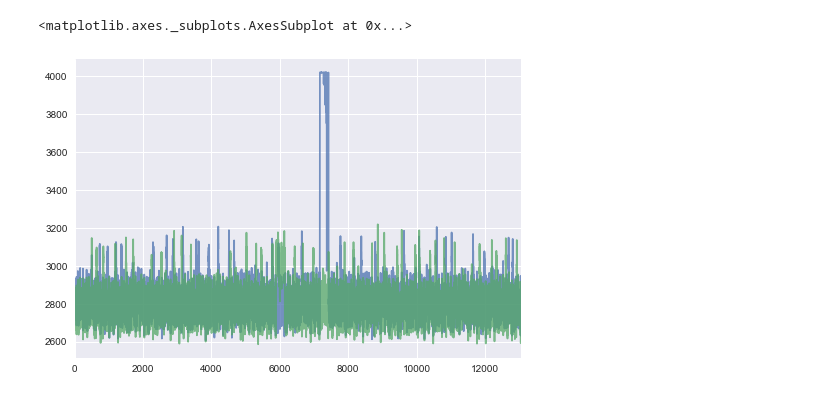
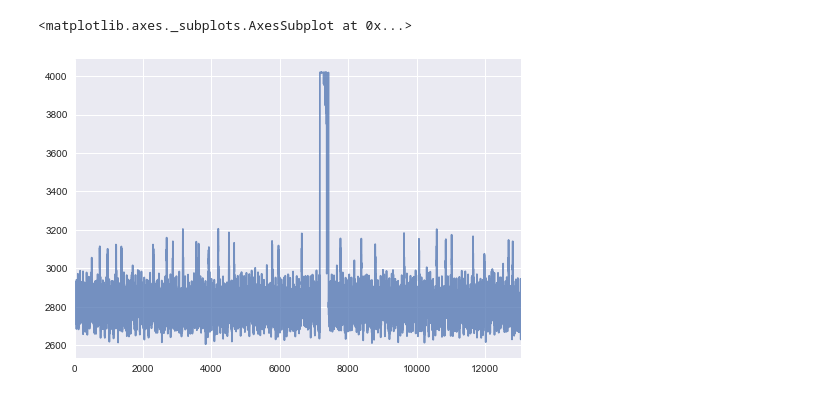
Before and after one commit to lappd-daq/psec-analysis, a Jupyter notebook: Simple PSEC Analysis.ipynb, the cells around one changed output. Saved outputs shown, nothing was run; the diff lists cells and outputs as text; code cells hidden in the pictures.

```diff
--- a/Simple PSEC Analysis.ipynb
+++ b/Simple PSEC Analysis.ipynb
@@ -8,16 +8,14 @@ import os
 plt.style.use('seaborn')
 # %%
 try:
-    data = pd.read_csv('test.acdc.dat', header=None, sep='\s+')
-    data2 = pd.read_csv('test2.acdc.dat', header=None, sep='\s+')
+    data = pd.read_csv('data/test.acdc.dat', header=None, sep='\s+')
 except FileNotFoundError:
     print('No file')
 # %%
 data[3].plot(alpha=.75)
-data2[3].plot(alpha=0.75)
 # %% [output]
 <matplotlib.axes._subplots.AxesSubplot at 0x...>
-[figure, old version]
+[figure, new version]
 # %%
 def discriminate_events(channel, start=0, width=256, save=False):
     chan = pd.DataFrame()
```
Also changed, not shown: parts of 3 cells of this notebook.
